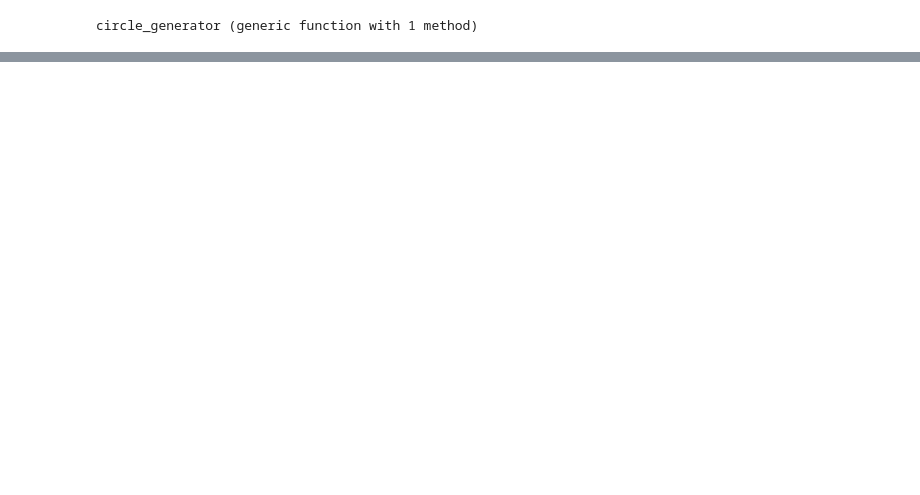
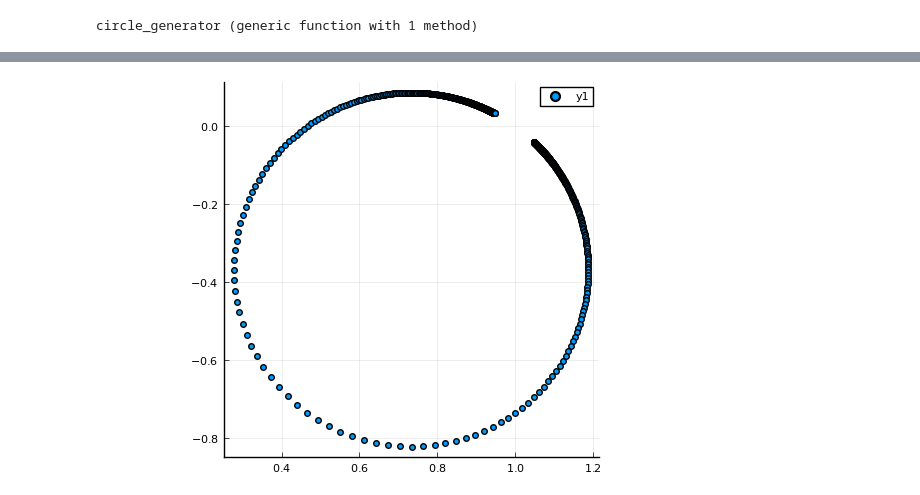
Before and after one commit to aarontrowbridge/cQED, a Jupyter notebook: STS/Untitled.ipynb, the cells around one changed output, grey strips where cells are left out. Saved outputs shown, nothing was run; the diff lists cells and outputs as text; code cells hidden in the pictures; blank space fills up the shorter version.

```diff
--- a/STS/Untitled.ipynb
+++ b/STS/Untitled.ipynb
@@ -72,0 +74,4 @@ plot(fs, abs.(vs))
+# %%
+plot(real.(normed_zs), imag.(normed_zs), seriestype=:scatter, aspect_ratio=:equal)
+# %% [output]
+[figure, added]
```
Also changed, not shown: parts of 12 cells of this notebook, 3 other files.
